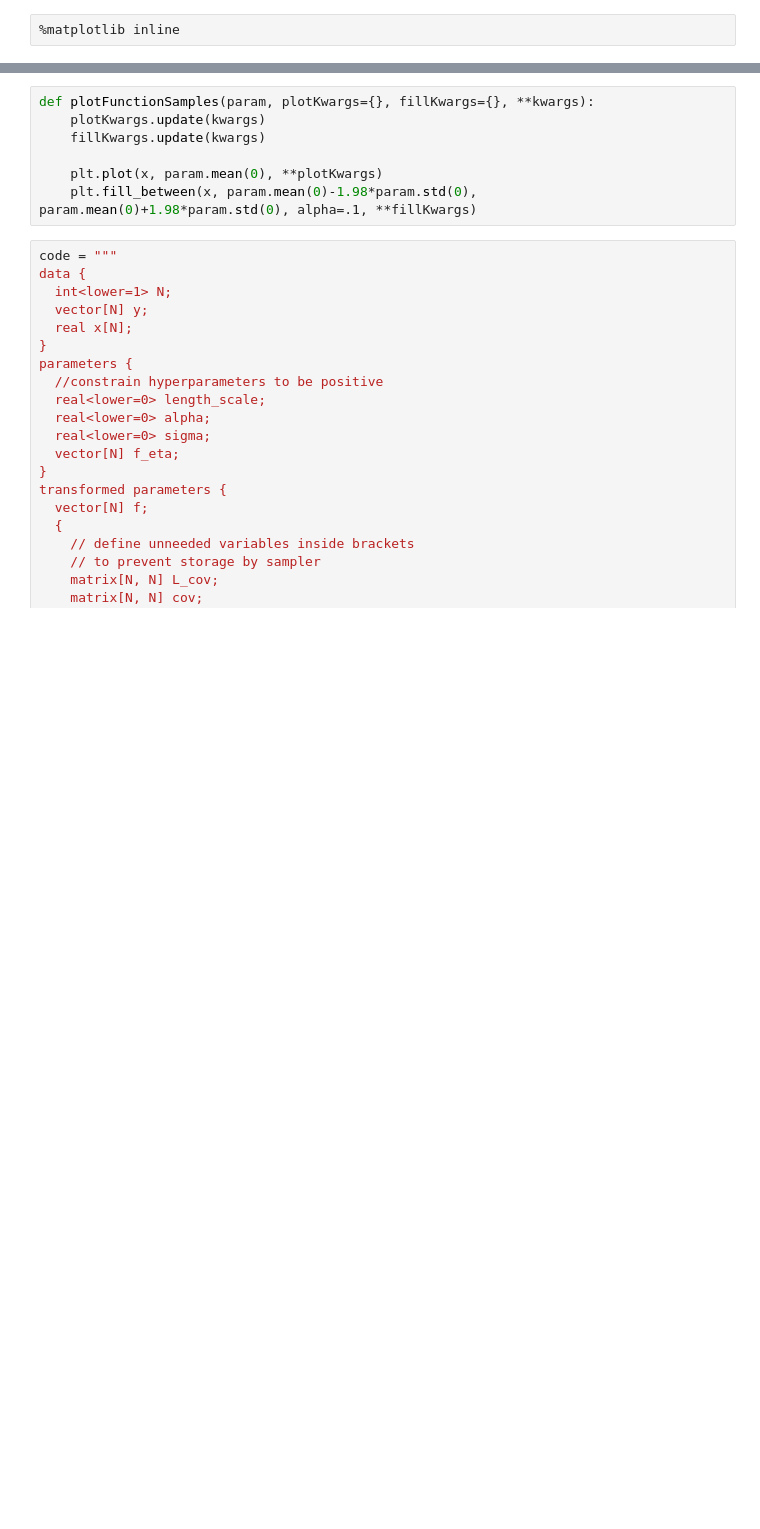
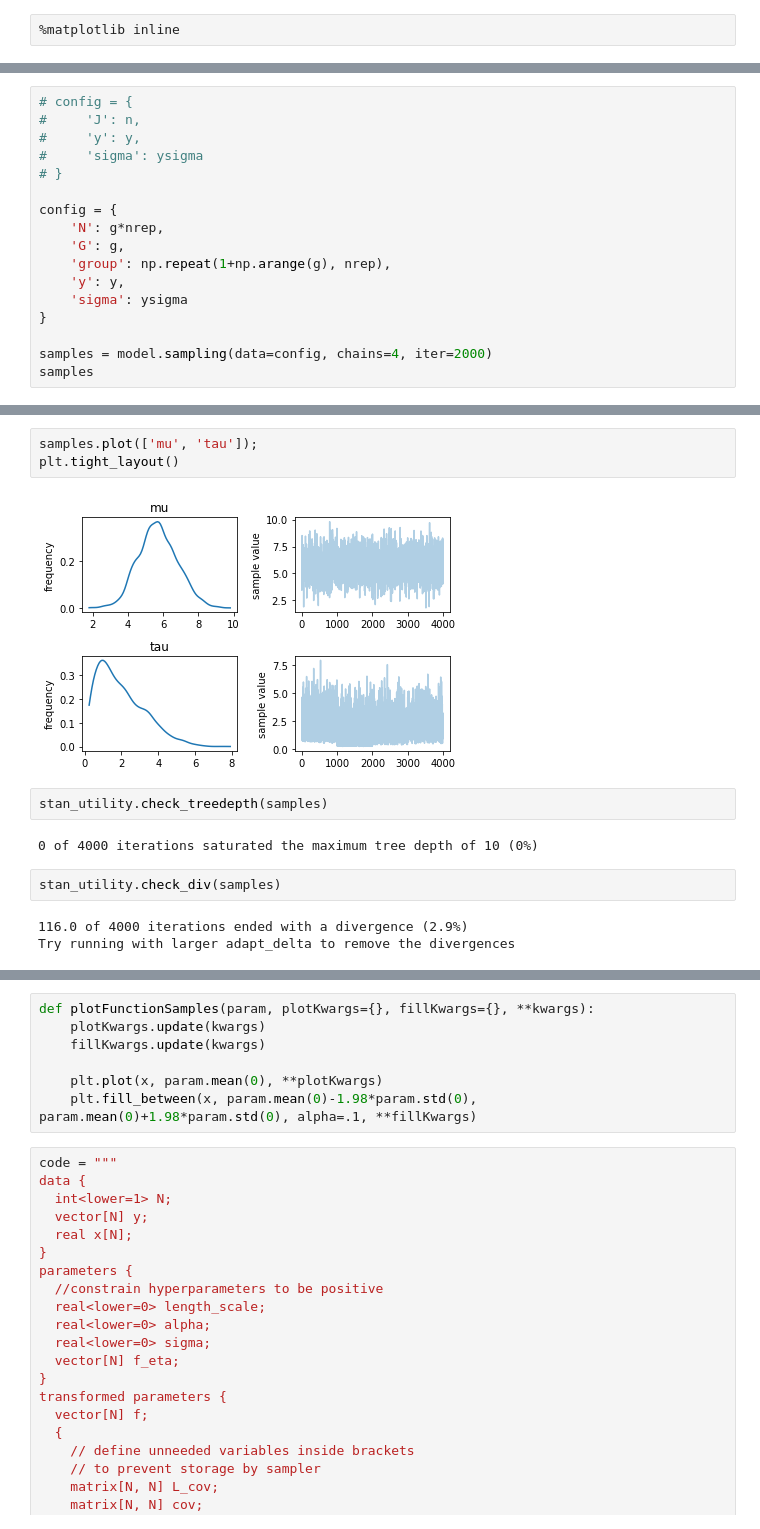
Before and after one commit to ptonner/gp-workshop, a Jupyter notebook: stan.ipynb, the cells around one changed output, grey strips where cells are left out. Saved outputs shown, nothing was run; the diff lists cells and outputs as text; blank space fills up the shorter version.

```diff
--- a/stan.ipynb
+++ b/stan.ipynb
@@ -6,0 +90,17 @@ import pystan, GPy, scipy
+# %%
+# config = {
+#     'J': n,
+#     'y': y,
+#     'sigma': ysigma
+# }
+
+config = {
+    'N': g*nrep,
+    'G': g,
+    'group': np.repeat(1+np.arange(g), nrep),
+    'y': y,
+    'sigma': ysigma
+}
+
+samples = model.sampling(data=config, chains=4, iter=2000)
+samples
@@ -6,0 +125,14 @@ import pystan, GPy, scipy
+# %%
+samples.plot(['mu', 'tau']);
+plt.tight_layout()
+# %% [output]
+[figure, added]
+# %%
+stan_utility.check_treedepth(samples)
+# %% [output]
+0 of 4000 iterations saturated the maximum tree depth of 10 (0%)
+# %%
+stan_utility.check_div(samples)
+# %% [output]
+116.0 of 4000 iterations ended with a divergence (2.9%)
+Try running with larger adapt_delta to remove the divergences
```
Also changed, not shown: parts of 24 cells of this notebook, 1 other file.
